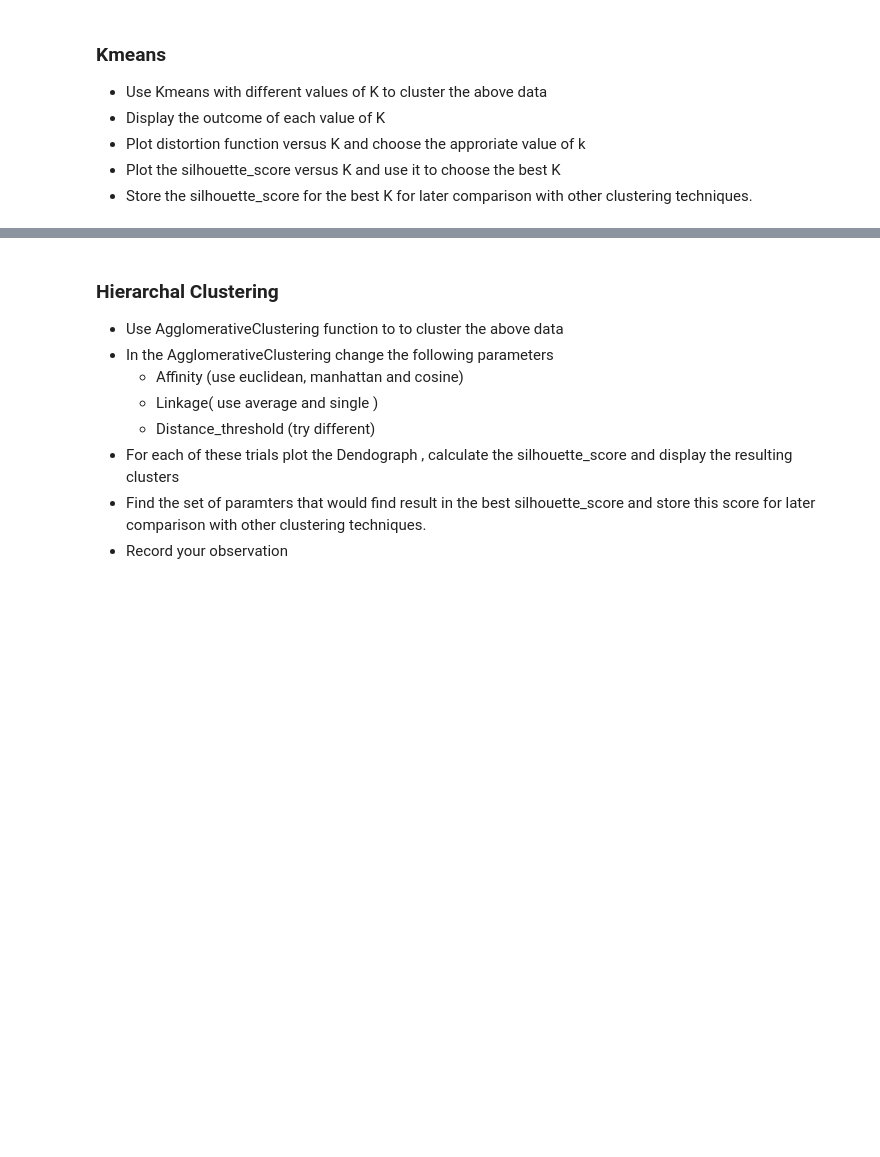
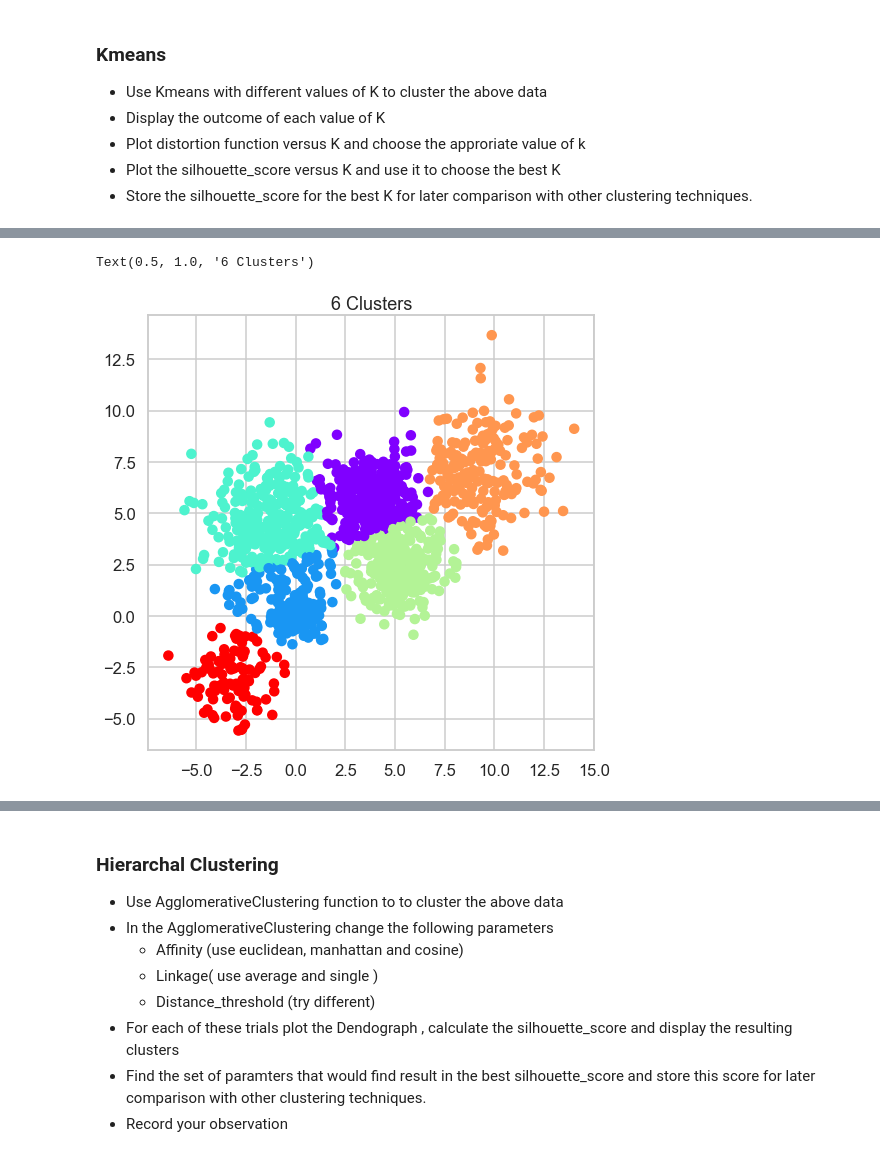
Before and after one commit to hanyaashraff/Clustering-Project, a Jupyter notebook: Clustering Project.ipynb, the cells around one changed output, grey strips where cells are left out. Drawn from its saved outputs; the diff is of its cells as text; code cells hidden in the pictures; blank space fills up the shorter version.

```diff
--- a/Clustering Project.ipynb
+++ b/Clustering Project.ipynb
@@ -198,0 +184,13 @@ plt.scatter(ClusteredDataset7['x'],ClusteredDataset7['y'],c=ClusteredDataset7['C
+# %%
+kmeansclustering6=KMeans(6) #for k=6
+kmeansclustering6.fit(df)
+clusters6=kmeansclustering6.fit_predict(df)
+Inertia6=kmeansclustering6.inertia_ #saving inertia for distortion function
+Score6=silhouette_score(df, clusters6) #saving silhouette score
+ClusteredDataset['6Clusters'] = clusters6
+# %%
+plt.scatter(ClusteredDataset['x'],ClusteredDataset['y'],c=ClusteredDataset['6Clusters'],cmap='rainbow')
+plt.title('6 Clusters')
+# %% [output]
+Text(0.5, 1.0, '6 Clusters')
+[figure, added]
```
Also changed, not shown: parts of 42 cells of this notebook.
